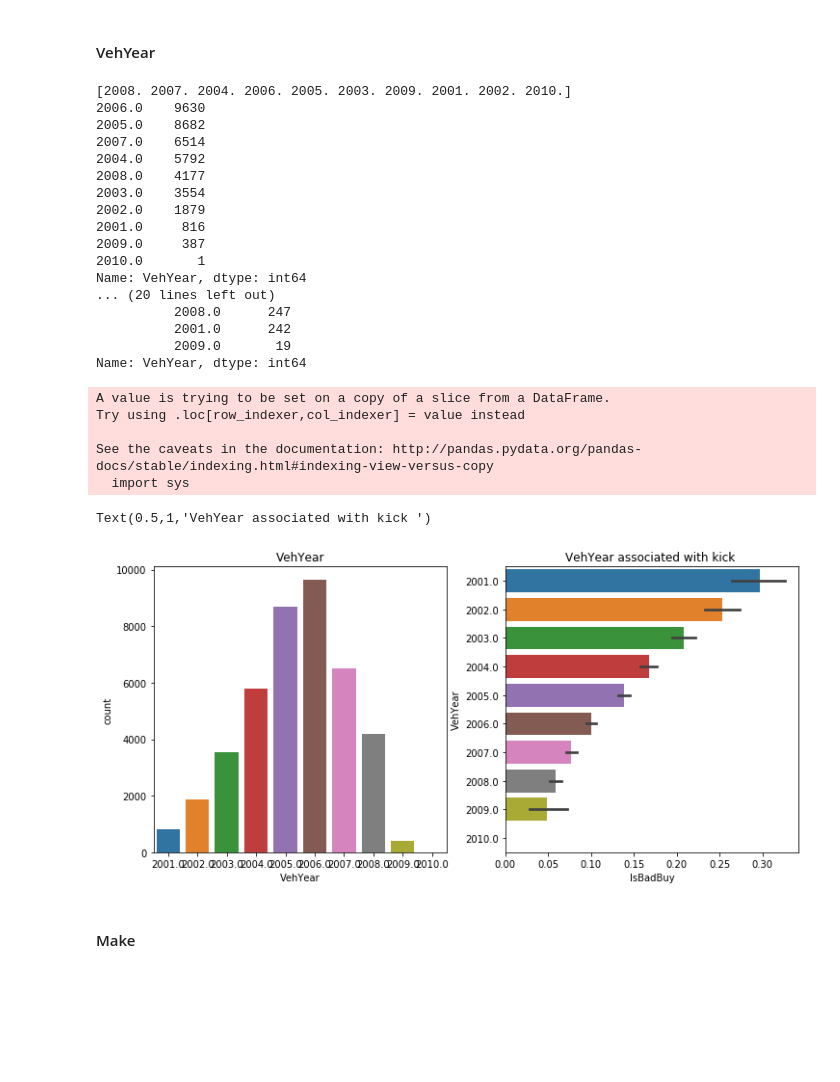
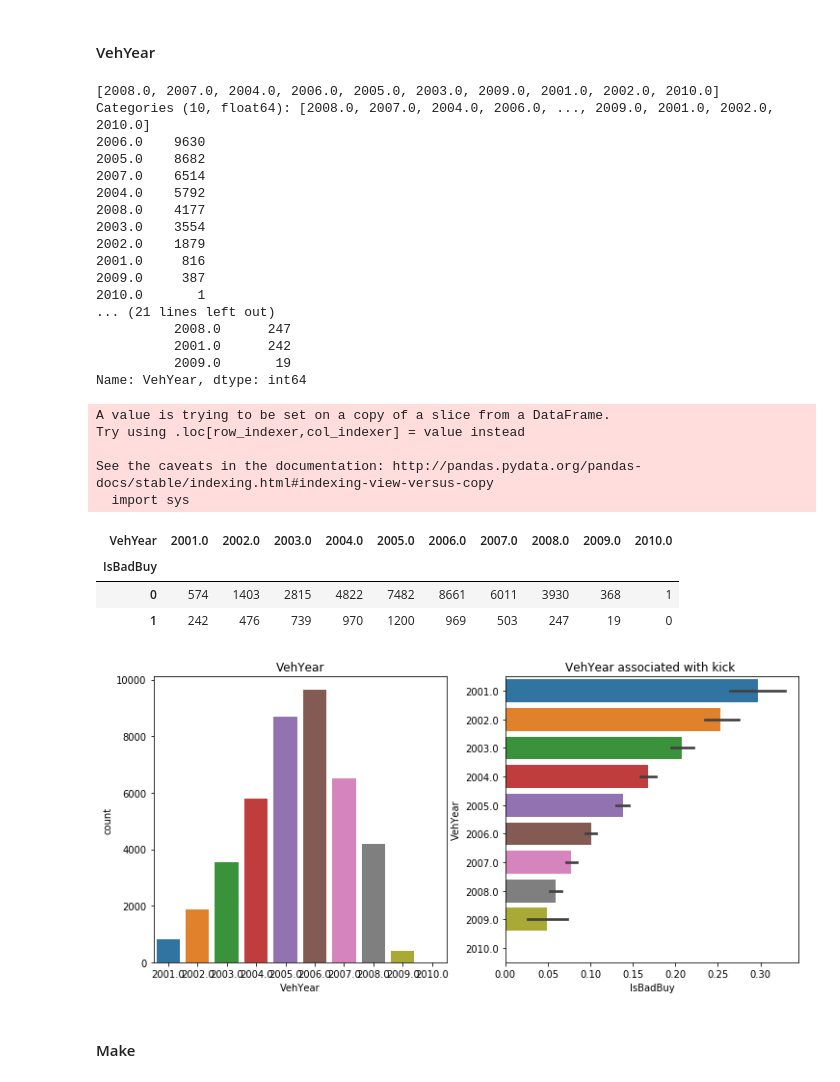
Before and after one commit to kminu/IFN_645, a Jupyter notebook: IFN_645_draft/IFN_645_mary/DMProj1_mary.ipynb, the cells around one changed output. Cells and saved outputs as stored; diff of their text form; code cells hidden in the pictures; blank space fills up the shorter version.

```diff
--- a/IFN_645_draft/IFN_645_mary/DMProj1_mary.ipynb
+++ b/IFN_645_draft/IFN_645_mary/DMProj1_mary.ipynb
@@ -118,38 +118,44 @@ print("\n\nNormalised count (percentage) of VehYear with kick value prediction")
 print(df.groupby(['IsBadBuy'])['VehYear'].value_counts())
 
 df1['VehYear'] = pd.Categorical(df1['VehYear'])
 plt.figure(figsize=(12,12))
 plt.subplot(221)
-dg = sns.countplot(data=df1, x='VehYear')
+dg = sns.countplot(data=df1, x='VehYear' )
 plt.title("VehYear")
 
 plt.subplot(222)
 dg = sns.barplot(data=df1, y='VehYear', x='IsBadBuy', )
 plt.title("VehYear associated with kick ")
+
+y =df.groupby(['IsBadBuy','VehYear']).size().unstack('VehYear',fill_value=0)
+y
 # %% [output]
-[2008. 2007. 2004. 2006. 2005. 2003. 2009. 2001. 2002. 2010.]
+[2008.0, 2007.0, 2004.0, 2006.0, 2005.0, 2003.0, 2009.0, 2001.0, 2002.0, 2010.0]
+Categories (10, float64): [2008.0, 2007.0, 2004.0, 2006.0, ..., 2009.0, 2001.0, 2002.0, 2010.0]
 2006.0    9630
 2005.0    8682
 2007.0    6514
 2004.0    5792
 2008.0    4177
 2003.0    3554
 2002.0    1879
 2001.0     816
 2009.0     387
 2010.0       1
-Name: VehYear, dtype: int64
-... (20 lines left out)
+... (21 lines left out)
           2008.0      247
           2001.0      242
           2009.0       19
 Name: VehYear, dtype: int64
 A value is trying to be set on a copy of a slice from a DataFrame.
 Try using .loc[row_indexer,col_indexer] = value instead
 
 See the caveats in the documentation: http://pandas.pydata.org/pandas-docs/stable/indexing.html#indexing-view-versus-copy
   import sys
-Text(0.5,1,'VehYear associated with kick ')
+| VehYear | 2001.0 | 2002.0 | 2003.0 | 2004.0 | 2005.0 | 2006.0 | 2007.0 | 2008.0 | 2009.0 | 2010.0 |
+| IsBadBuy |  |  |  |  |  |  |  |  |  |  |
+| 0 | 574 | 1403 | 2815 | 4822 | 7482 | 8661 | 6011 | 3930 | 368 | 1 |
+| 1 | 242 | 476 | 739 | 970 | 1200 | 969 | 503 | 247 | 19 | 0 |
 [figure]
 # %% [markdown]
 #### Make
```
Also changed, not shown: parts of 13 cells of this notebook, 3 other files.
